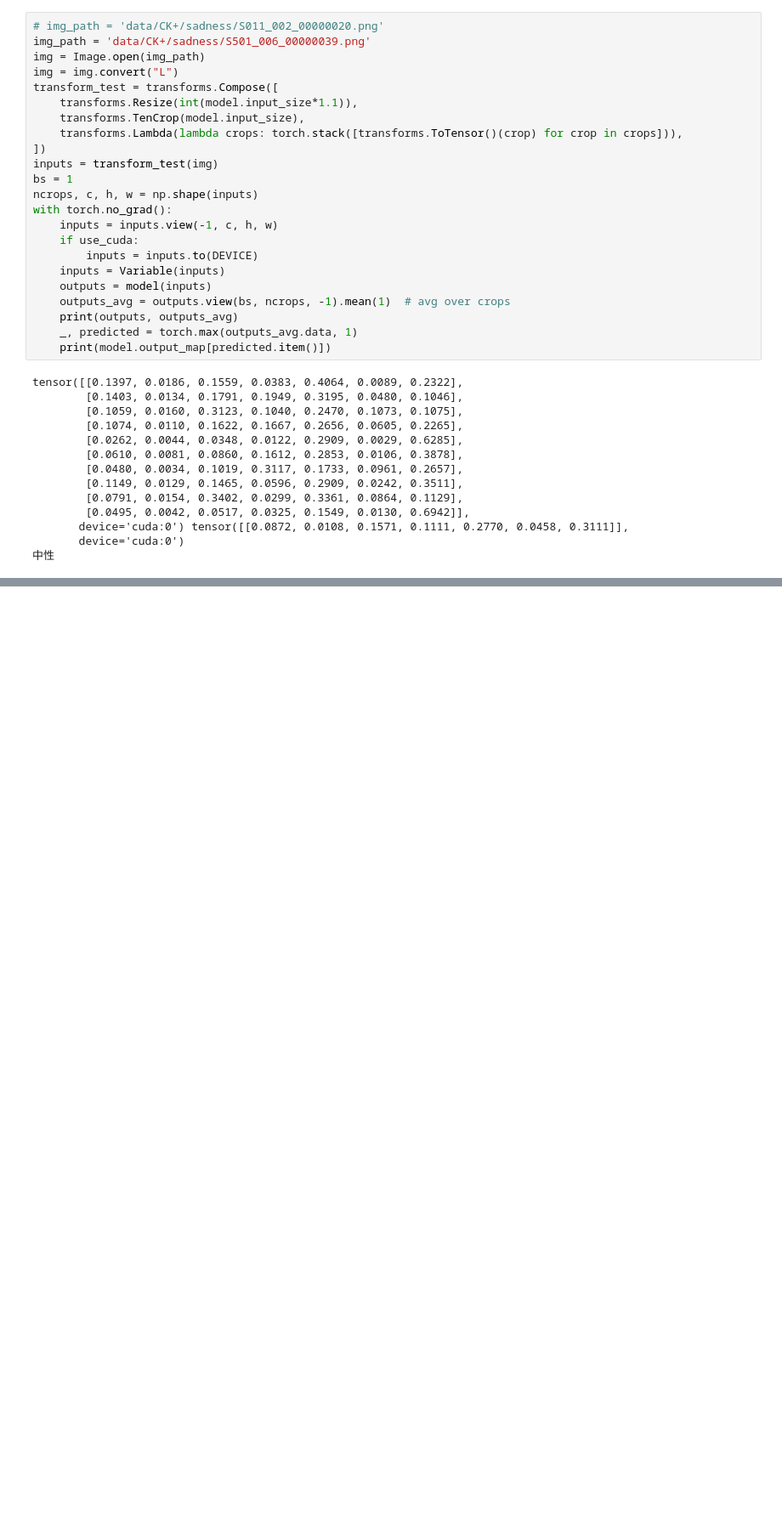
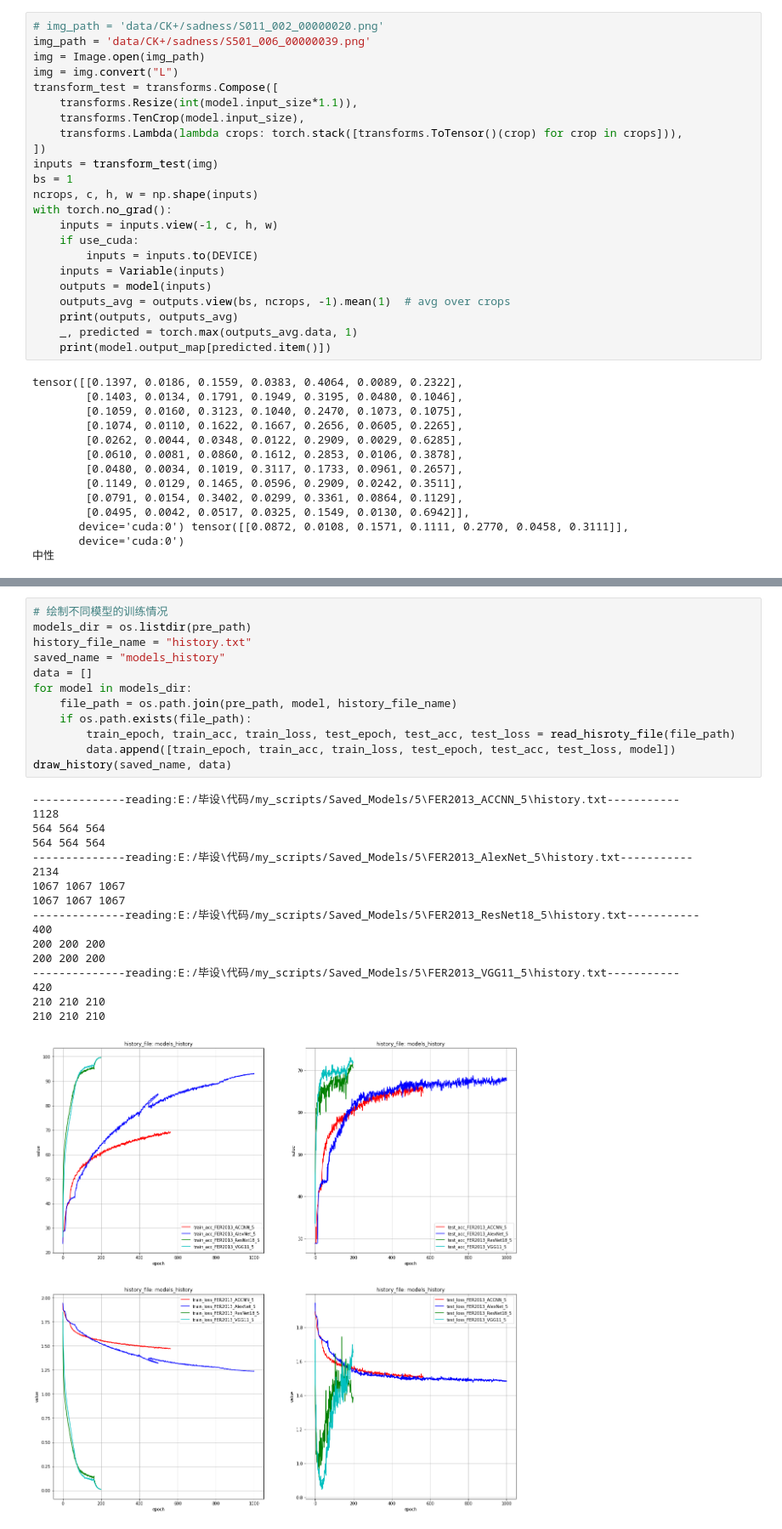
Before and after one commit to Chaunhewie/FER-based-on-Pytorch, a Jupyter notebook: trained_model_results.ipynb, the cells around one changed output, grey strips where cells are left out. Shown at 85% size. Cells and saved outputs as stored; diff of their text form; blank space fills up the shorter version.

```diff
--- a/trained_model_results.ipynb
+++ b/trained_model_results.ipynb
@@ -330,0 +468,30 @@ tensor([[0.1397, 0.0186, 0.1559, 0.0383, 0.4064, 0.0089, 0.2322],
+# %%
+# 绘制不同模型的训练情况
+models_dir = os.listdir(pre_path)
+history_file_name = "history.txt"
+saved_name = "models_history"
+data = []
+for model in models_dir:
+    file_path = os.path.join(pre_path, model, history_file_name)
+    if os.path.exists(file_path):
+        train_epoch, train_acc, train_loss, test_epoch, test_acc, test_loss = read_hisroty_file(file_path)
+        data.append([train_epoch, train_acc, train_loss, test_epoch, test_acc, test_loss, model])
+draw_history(saved_name, data)
+# %% [output]
+--------------reading:E:/毕设\代码/my_scripts/Saved_Models/5\FER2013_ACCNN_5\history.txt-----------
+1128
+564 564 564
+564 564 564
+--------------reading:E:/毕设\代码/my_scripts/Saved_Models/5\FER2013_AlexNet_5\history.txt-----------
+2134
+1067 1067 1067
+1067 1067 1067
+--------------reading:E:/毕设\代码/my_scripts/Saved_Models/5\FER2013_ResNet18_5\history.txt-----------
+400
+200 200 200
+200 200 200
+--------------reading:E:/毕设\代码/my_scripts/Saved_Models/5\FER2013_VGG11_5\history.txt-----------
+420
+210 210 210
+210 210 210
+[figure, added]
```
Also changed, not shown: parts of 4 cells of this notebook, 3 other files.
